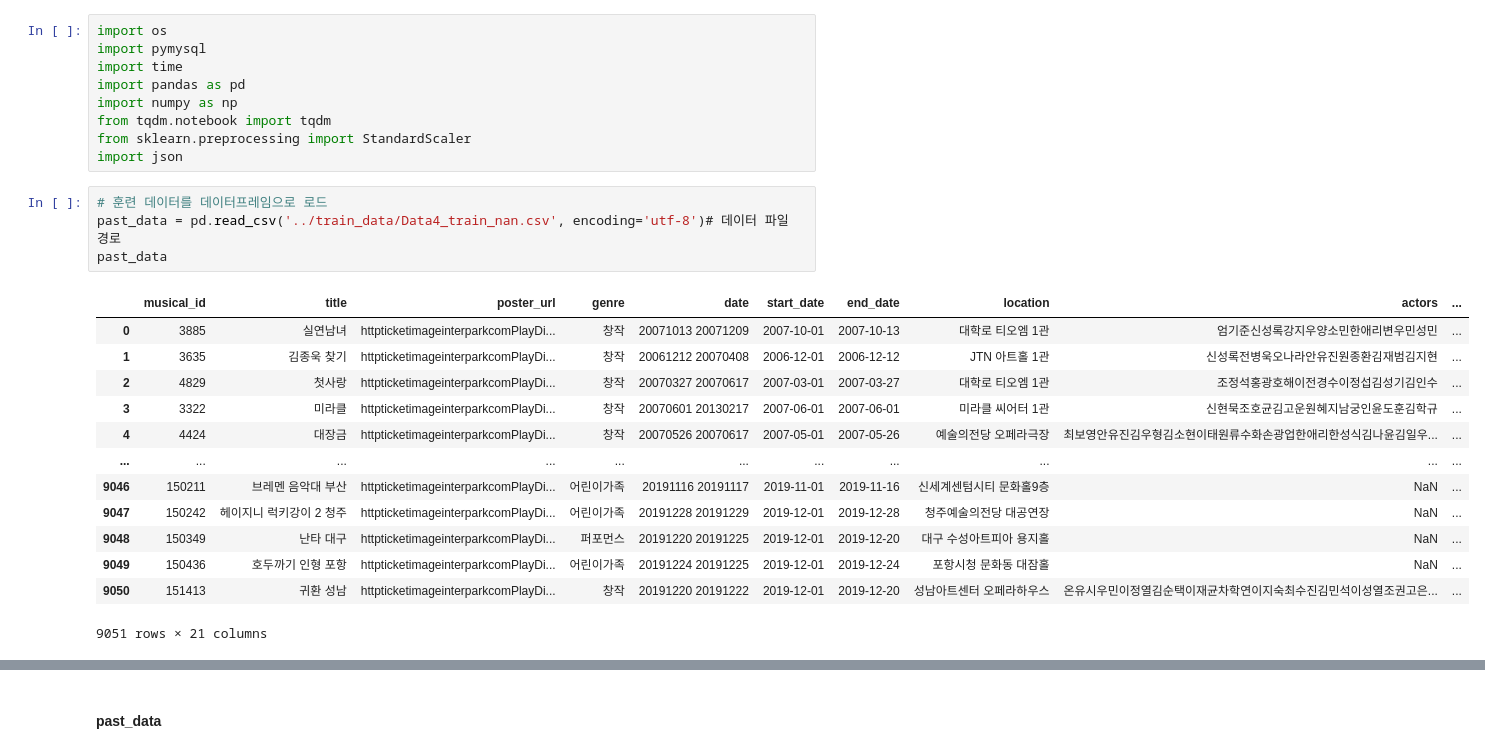
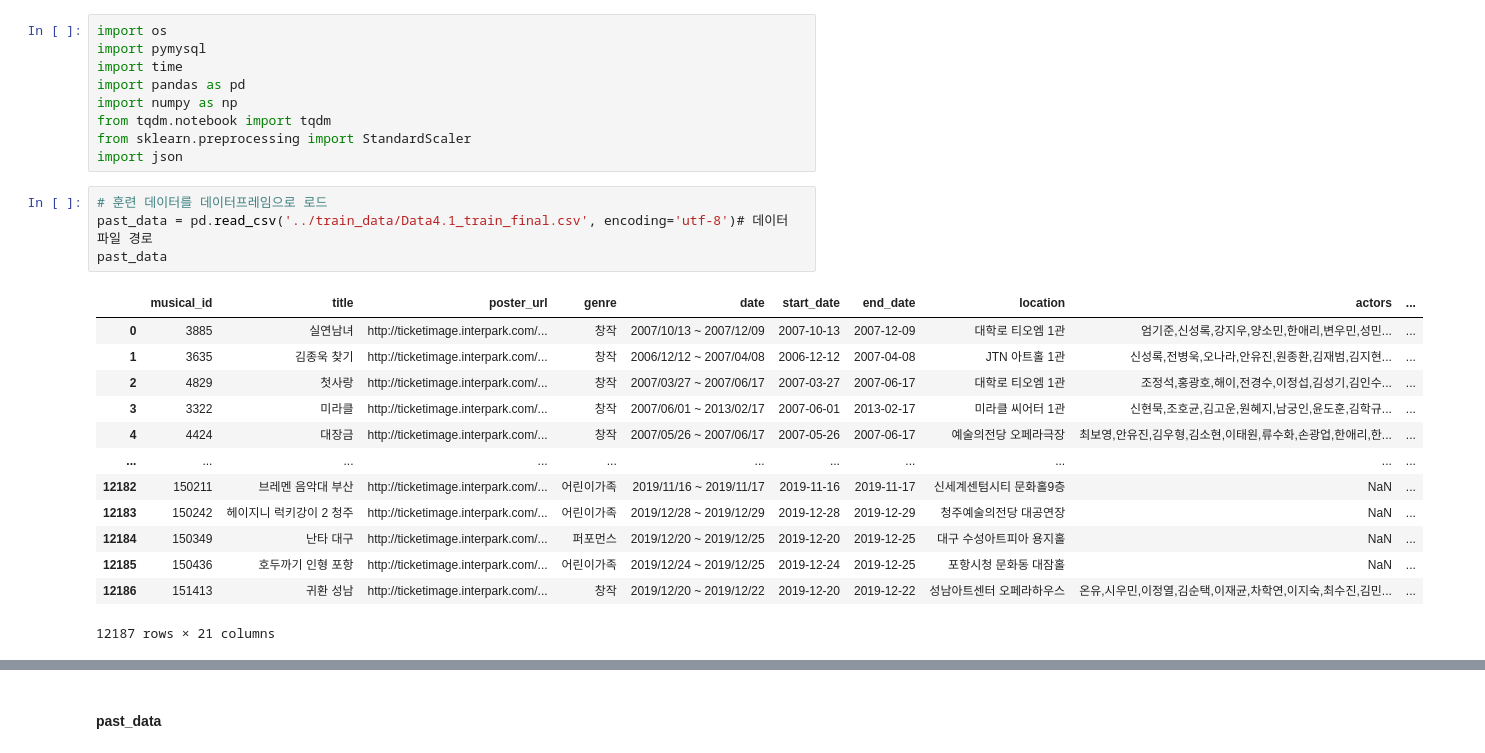
Before and after one commit to team-i-Five/code_Machine-learning, a Jupyter notebook: model_test/NMF_musical.ipynb, the cells around one changed output, grey strips where cells are left out. Saved outputs shown, nothing was run; the diff lists cells and outputs as text.

Commit message:
present__data_update

```diff
--- a/model_test/NMF_musical.ipynb
+++ b/model_test/NMF_musical.ipynb
@@ -11,21 +22,21 @@ from sklearn.preprocessing import StandardScaler
 import json
 # %%
 # 훈련 데이터를 데이터프레임으로 로드
-past_data = pd.read_csv('../train_data/Data4_train_nan.csv', encoding='utf-8')# 데이터 파일 경로
+past_data = pd.read_csv('../train_data/Data4.1_train_final.csv', encoding='utf-8')# 데이터 파일 경로
 past_data
 # %% [output]
 |  | musical_id | title | poster_url | genre | date | start_date | end_date | location | actors | ... |
-| 0 | 3885 | 실연남녀 | httpticketimageinterparkcomPlayDi... | 창작 | 20071013 20071209 | 2007-10-01 | 2007-10-13 | 대학로 티오엠 1관 | 엄기준신성록강지우양소민한애리변우민성민 | ... |
-| 1 | 3635 | 김종욱 찾기 | httpticketimageinterparkcomPlayDi... | 창작 | 20061212 20070408 | 2006-12-01 | 2006-12-12 | JTN 아트홀 1관 | 신성록전병욱오나라안유진원종환김재범김지현 | ... |
-| 2 | 4829 | 첫사랑 | httpticketimageinterparkcomPlayDi... | 창작 | 20070327 20070617 | 2007-03-01 | 2007-03-27 | 대학로 티오엠 1관 | 조정석홍광호해이전경수이정섭김성기김인수 | ... |
-| 3 | 3322 | 미라클 | httpticketimageinterparkcomPlayDi... | 창작 | 20070601 20130217 | 2007-06-01 | 2007-06-01 | 미라클 씨어터 1관 | 신현묵조호균김고운원혜지남궁인윤도훈김학규 | ... |
-| 4 | 4424 | 대장금 | httpticketimageinterparkcomPlayDi... | 창작 | 20070526 20070617 | 2007-05-01 | 2007-05-26 | 예술의전당 오페라극장 | 최보영안유진김우형김소현이태원류수화손광업한애리한성식김나윤김일우... | ... |
+| 0 | 3885 | 실연남녀 | http://ticketimage.interpark.com/... | 창작 | 2007/10/13 ~ 2007/12/09 | 2007-10-13 | 2007-12-09 | 대학로 티오엠 1관 | 엄기준,신성록,강지우,양소민,한애리,변우민,성민... | ... |
+| 1 | 3635 | 김종욱 찾기 | http://ticketimage.interpark.com/... | 창작 | 2006/12/12 ~ 2007/04/08 | 2006-12-12 | 2007-04-08 | JTN 아트홀 1관 | 신성록,전병욱,오나라,안유진,원종환,김재범,김지현... | ... |
+| 2 | 4829 | 첫사랑 | http://ticketimage.interpark.com/... | 창작 | 2007/03/27 ~ 2007/06/17 | 2007-03-27 | 2007-06-17 | 대학로 티오엠 1관 | 조정석,홍광호,해이,전경수,이정섭,김성기,김인수... | ... |
+| 3 | 3322 | 미라클 | http://ticketimage.interpark.com/... | 창작 | 2007/06/01 ~ 2013/02/17 | 2007-06-01 | 2013-02-17 | 미라클 씨어터 1관 | 신현묵,조호균,김고운,원혜지,남궁인,윤도훈,김학규... | ... |
+| 4 | 4424 | 대장금 | http://ticketimage.interpark.com/... | 창작 | 2007/05/26 ~ 2007/06/17 | 2007-05-26 | 2007-06-17 | 예술의전당 오페라극장 | 최보영,안유진,김우형,김소현,이태원,류수화,손광업,한애리,한... | ... |
 | ... | ... | ... | ... | ... | ... | ... | ... | ... | ... | ... |
-| 9046 | 150211 | 브레멘 음악대 부산 | httpticketimageinterparkcomPlayDi... | 어린이가족 | 20191116 20191117 | 2019-11-01 | 2019-11-16 | 신세계센텀시티 문화홀9층 | NaN | ... |
-| 9047 | 150242 | 헤이지니 럭키강이 2 청주 | httpticketimageinterparkcomPlayDi... | 어린이가족 | 20191228 20191229 | 2019-12-01 | 2019-12-28 | 청주예술의전당 대공연장 | NaN | ... |
-| 9048 | 150349 | 난타 대구 | httpticketimageinterparkcomPlayDi... | 퍼포먼스 | 20191220 20191225 | 2019-12-01 | 2019-12-20 | 대구 수성아트피아 용지홀 | NaN | ... |
-| 9049 | 150436 | 호두까기 인형 포항 | httpticketimageinterparkcomPlayDi... | 어린이가족 | 20191224 20191225 | 2019-12-01 | 2019-12-24 | 포항시청 문화동 대잠홀 | NaN | ... |
-| 9050 | 151413 | 귀환 성남 | httpticketimageinterparkcomPlayDi... | 창작 | 20191220 20191222 | 2019-12-01 | 2019-12-20 | 성남아트센터 오페라하우스 | 온유시우민이정열김순택이재균차학연이지숙최수진김민석이성열조권고은... | ... |
+| 12182 | 150211 | 브레멘 음악대 부산 | http://ticketimage.interpark.com/... | 어린이가족 | 2019/11/16 ~ 2019/11/17 | 2019-11-16 | 2019-11-17 | 신세계센텀시티 문화홀9층 | NaN | ... |
+| 12183 | 150242 | 헤이지니 럭키강이 2 청주 | http://ticketimage.interpark.com/... | 어린이가족 | 2019/12/28 ~ 2019/12/29 | 2019-12-28 | 2019-12-29 | 청주예술의전당 대공연장 | NaN | ... |
+| 12184 | 150349 | 난타 대구 | http://ticketimage.interpark.com/... | 퍼포먼스 | 2019/12/20 ~ 2019/12/25 | 2019-12-20 | 2019-12-25 | 대구 수성아트피아 용지홀 | NaN | ... |
+| 12185 | 150436 | 호두까기 인형 포항 | http://ticketimage.interpark.com/... | 어린이가족 | 2019/12/24 ~ 2019/12/25 | 2019-12-24 | 2019-12-25 | 포항시청 문화동 대잠홀 | NaN | ... |
+| 12186 | 151413 | 귀환 성남 | http://ticketimage.interpark.com/... | 창작 | 2019/12/20 ~ 2019/12/22 | 2019-12-20 | 2019-12-22 | 성남아트센터 오페라하우스 | 온유,시우민,이정열,김순택,이재균,차학연,이지숙,최수진,김민... | ... |
-9051 rows × 21 columns
+12187 rows × 21 columns
 # %%
 # 현재 상영중 데이터를 데이터프레임으로 로드
```
Also changed, not shown: parts of 4 cells of this notebook, 2 other files.
